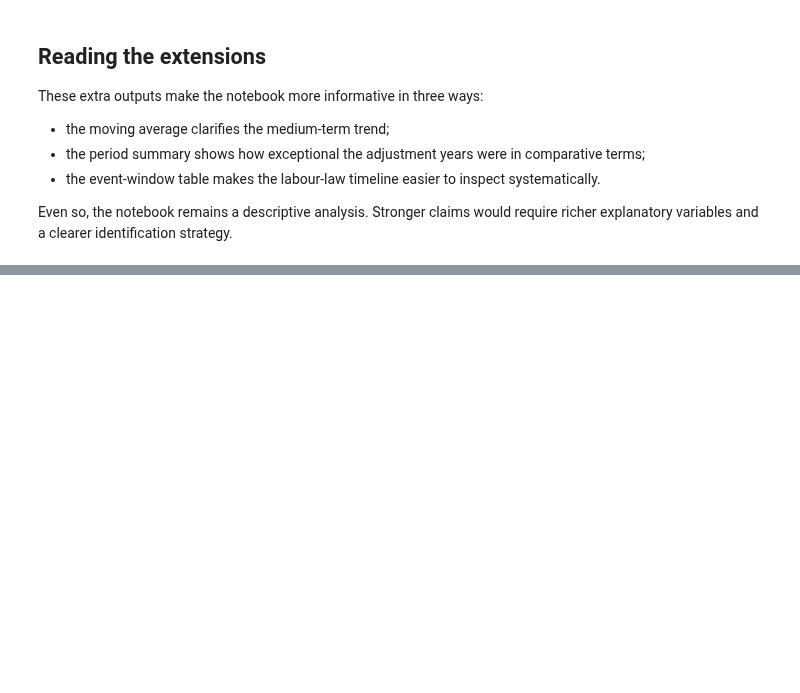
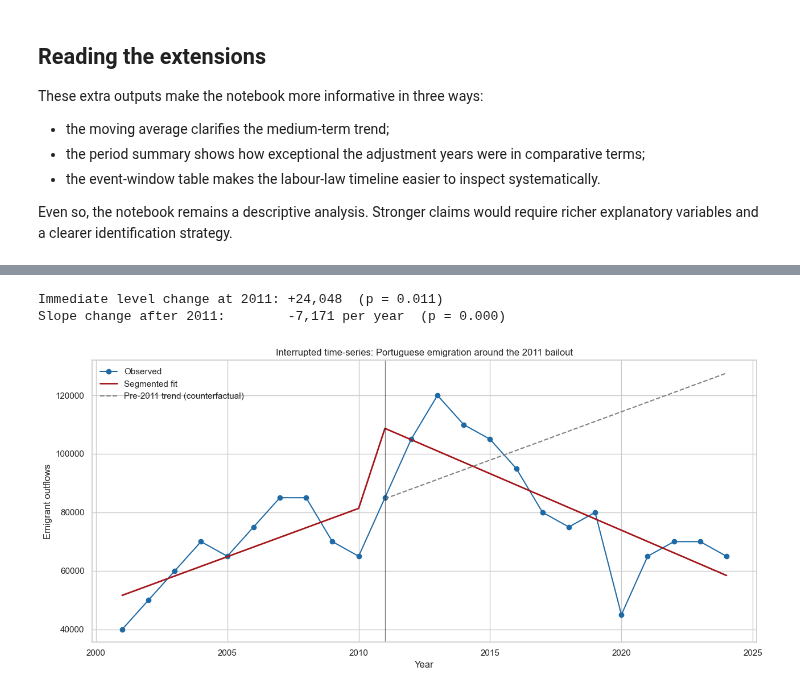
Before and after one commit to DiogoRibeiro7/ds-projects-portfolio, a Jupyter notebook: projects/portuguese_emigration_crises_labour_law/portuguese_emigration_crises_labour_law.ipynb, the cells around one changed output, grey strips where cells are left out. Cells and saved outputs as stored; diff of their text form; code cells hidden in the pictures; blank space fills up the shorter version.

```diff
--- a/projects/portuguese_emigration_crises_labour_law/portuguese_emigration_crises_labour_law.ipynb
+++ b/projects/portuguese_emigration_crises_labour_law/portuguese_emigration_crises_labour_law.ipynb
@@ -791,0 +973,31 @@ Those additions would move the notebook closer to an explanatory research design
+# %%
+its_df = emig.copy()
+its_df["t"] = its_df["year"] - its_df["year"].min()
+its_df["post"] = (its_df["year"] >= INTERVENTION_YEAR).astype(int)
+its_df["t_since"] = (its_df["year"] - INTERVENTION_YEAR).clip(lower=0) * its_df["post"]
+its = smf.ols("oem_estimate ~ t + post + t_since", its_df).fit(
+    cov_type="HAC", cov_kwds={"maxlags": 2})
+
+print(f"Immediate level change at {INTERVENTION_YEAR}: "
+      f"{its.params['post']:+,.0f}  (p = {its.pvalues['post']:.3f})")
+print(f"Slope change after {INTERVENTION_YEAR}:        "
+      f"{its.params['t_since']:+,.0f} per year  (p = {its.pvalues['t_since']:.3f})")
+
+# Counterfactual = pre-intervention trend extrapolated (post terms set to 0).
+cf = its.params["Intercept"] + its.params["t"] * its_df["t"]
+fig, ax = plt.subplots(figsize=(13, 6))
+ax.plot(its_df["year"], its_df["oem_estimate"], "o-", color="#1f6aa5", label="Observed")
+ax.plot(its_df["year"], its.fittedvalues, color="#A4161A", lw=2, label="Segmented fit")
+ax.plot(its_df.loc[its_df["post"] == 1, "year"], cf[its_df["post"] == 1], "--",
+        color="grey", label="Pre-2011 trend (counterfactual)")
+ax.axvline(INTERVENTION_YEAR, color="black", lw=1, alpha=0.5)
+ax.set(title="Interrupted time-series: Portuguese emigration around the 2011 bailout",
+       xlabel="Year", ylabel="Emigrant outflows")
+ax.legend(frameon=False)
+plt.tight_layout()
+fig.savefig("outputs/figures/interrupted_time_series.png", dpi=150, bbox_inches="tight")
+plt.show()
+# %% [output]
+Immediate level change at 2011: +24,048  (p = 0.011)
+Slope change after 2011:        -7,171 per year  (p = 0.000)
+[figure, added]
```
Also changed, not shown: parts of 18 cells of this notebook, 2 other files.
